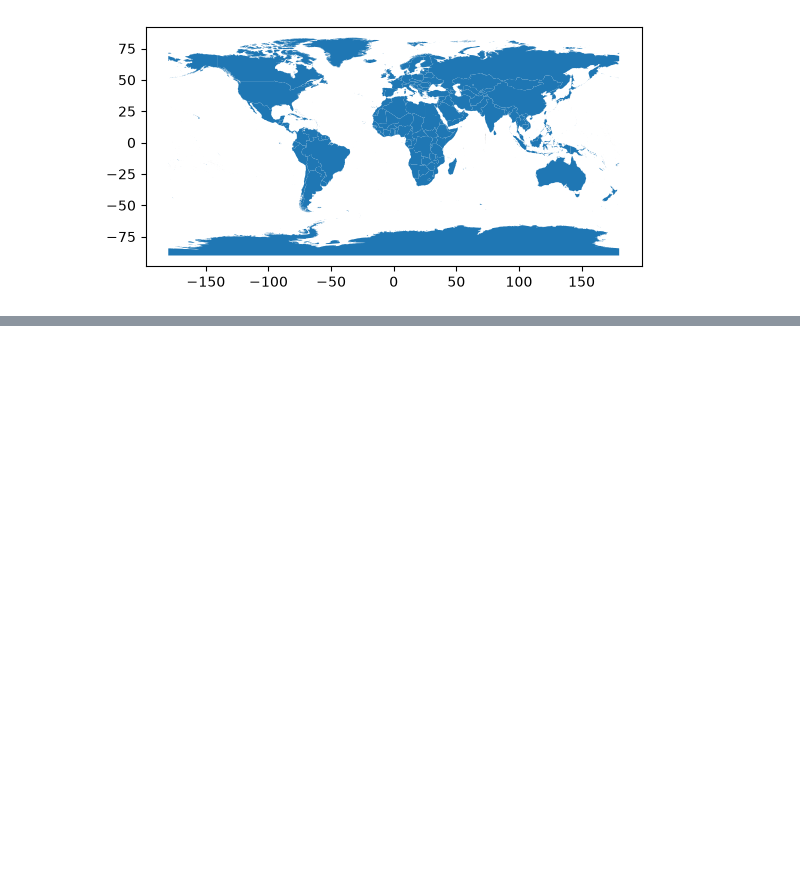
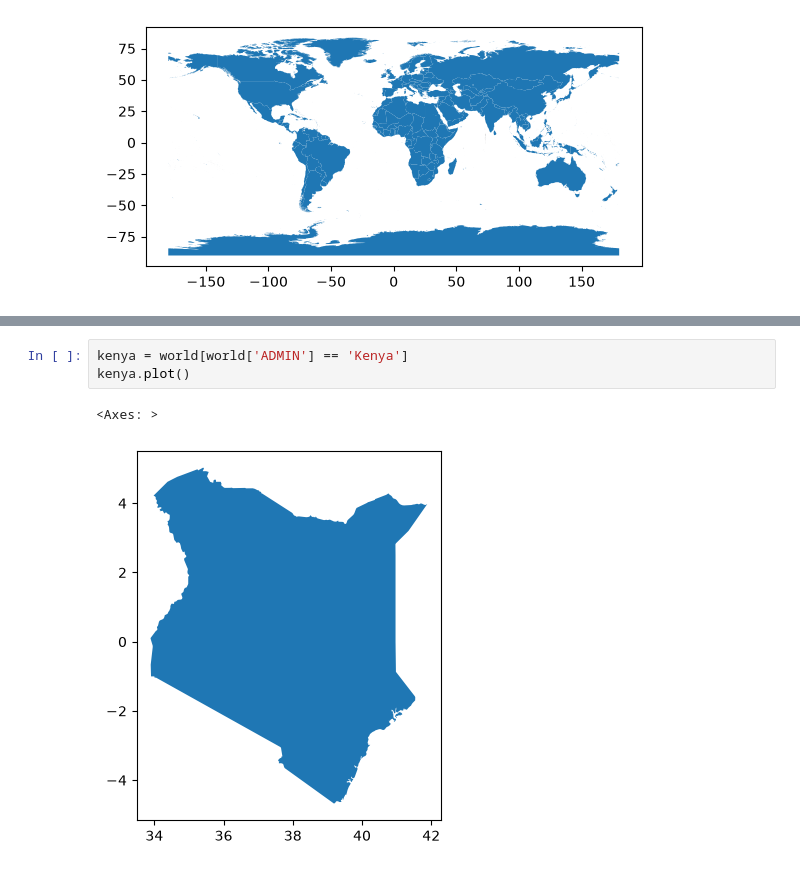
Before and after one commit to WillardDev/Python_Data_Analysis, a Jupyter notebook: Foundations_of_GeoPandas.ipynb, the cells around one changed output, grey strips where cells are left out. Saved outputs shown, nothing was run; the diff lists cells and outputs as text; blank space fills up the shorter version.

```diff
--- a/Foundations_of_GeoPandas.ipynb
+++ b/Foundations_of_GeoPandas.ipynb
@@ -73,0 +124,6 @@ world.plot()
+# %%
+kenya = world[world['ADMIN'] == 'Kenya']
+kenya.plot()
+# %% [output]
+<Axes: >
+[figure, added]
```
Also changed, not shown: parts of 6 cells of this notebook.
